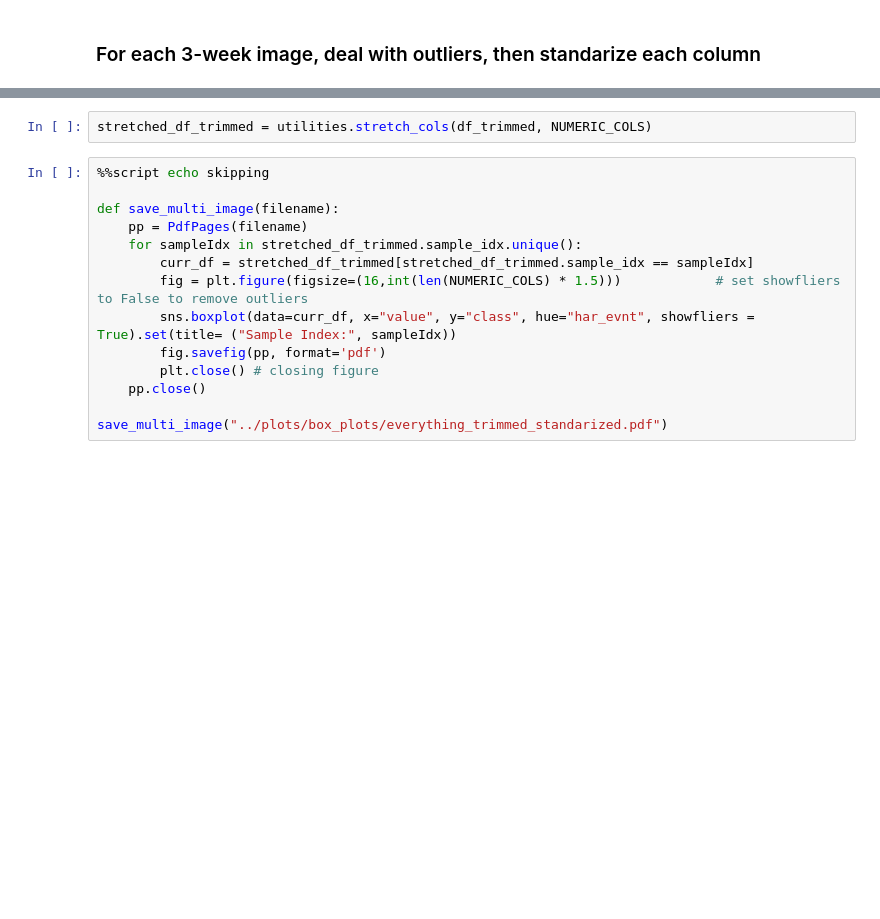
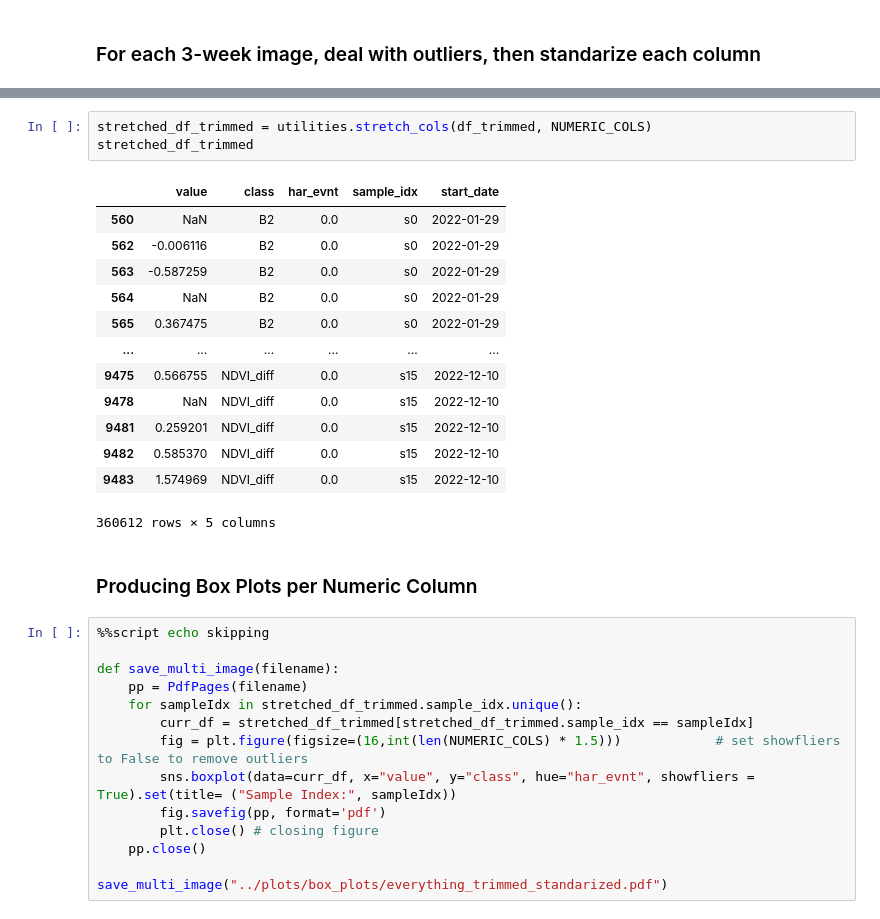
Before and after one commit to ta0a2000t/NASA_Harvest_repo, a Jupyter notebook: Harvest_Event_Detec/harvest_event_detec/learning_about_data.ipynb, the cells around one changed output, grey strips where cells are left out. Cells and saved outputs as stored; diff of their text form; blank space fills up the shorter version.

```diff
--- a/Harvest_Event_Detec/harvest_event_detec/learning_about_data.ipynb
+++ b/Harvest_Event_Detec/harvest_event_detec/learning_about_data.ipynb
@@ -105,5 +107,22 @@ df_trimmed
 # %%
 stretched_df_trimmed = utilities.stretch_cols(df_trimmed, NUMERIC_COLS)
+stretched_df_trimmed
+# %% [output]
+|  | value | class | har_evnt | sample_idx | start_date |
+| 560 | NaN | B2 | 0.0 | s0 | 2022-01-29 |
+| 562 | -0.006116 | B2 | 0.0 | s0 | 2022-01-29 |
+| 563 | -0.587259 | B2 | 0.0 | s0 | 2022-01-29 |
+| 564 | NaN | B2 | 0.0 | s0 | 2022-01-29 |
+| 565 | 0.367475 | B2 | 0.0 | s0 | 2022-01-29 |
+| ... | ... | ... | ... | ... | ... |
+| 9475 | 0.566755 | NDVI_diff | 0.0 | s15 | 2022-12-10 |
+| 9478 | NaN | NDVI_diff | 0.0 | s15 | 2022-12-10 |
+| 9481 | 0.259201 | NDVI_diff | 0.0 | s15 | 2022-12-10 |
+| 9482 | 0.585370 | NDVI_diff | 0.0 | s15 | 2022-12-10 |
+| 9483 | 1.574969 | NDVI_diff | 0.0 | s15 | 2022-12-10 |
+360612 rows × 5 columns
+# %% [markdown]
+### Producing Box Plots per Numeric Column
 # %%
 %%script echo skipping
 
```
Also changed, not shown: parts of 13 cells of this notebook, 13 other files.
